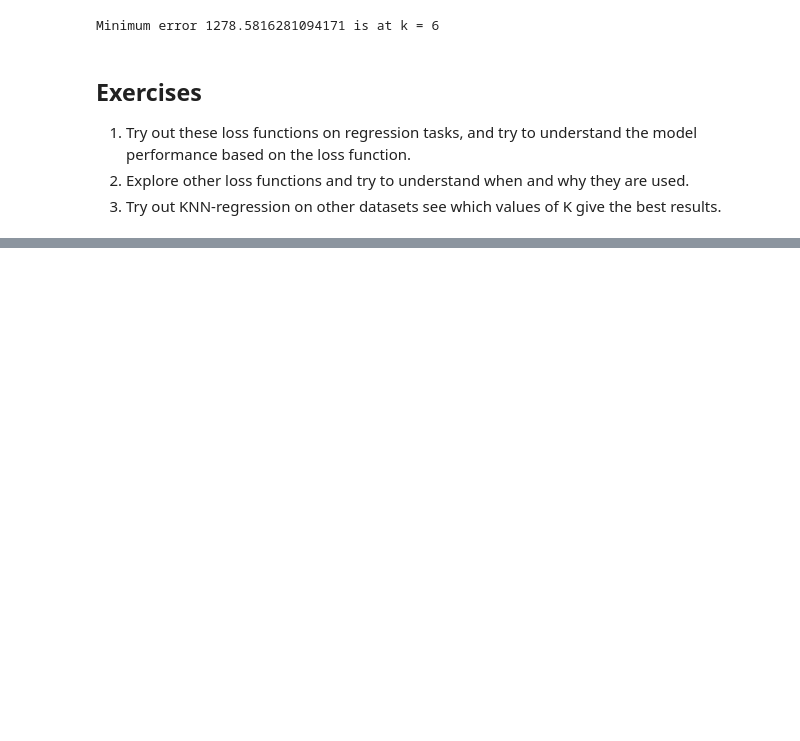
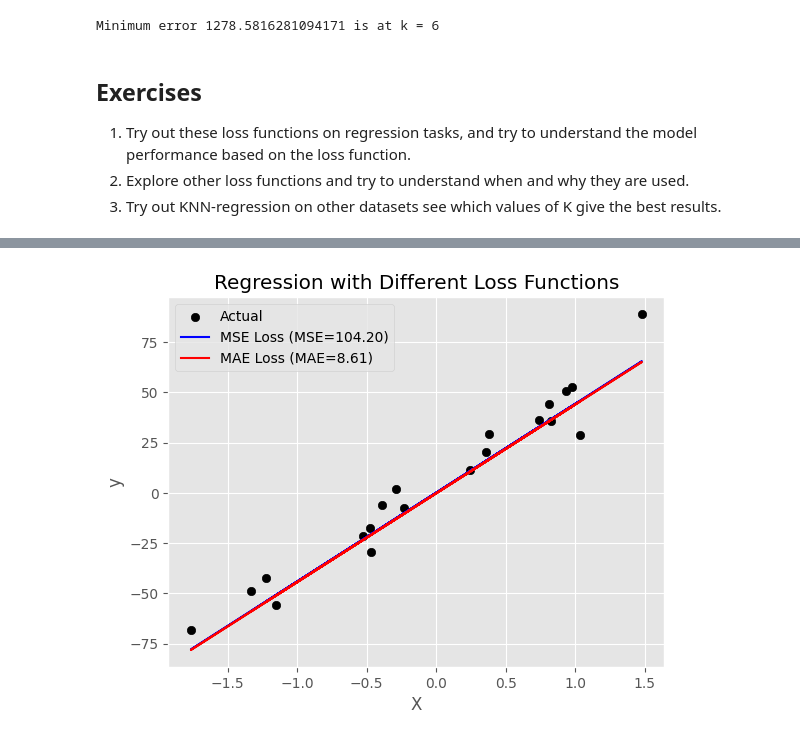
Before and after one commit to Rutikasri/FMML-LAB-1, a Jupyter notebook: Regression_Lab_2.ipynb, the cells around one changed output, grey strips where cells are left out. Cells and saved outputs as stored; diff of their text form; code cells hidden in the pictures; blank space fills up the shorter version.

```diff
--- a/Regression_Lab_2.ipynb
+++ b/Regression_Lab_2.ipynb
@@ -366,0 +293,39 @@ Remember, the optimal value of k may vary depending on the characteristics of yo
+# %%
+import numpy as np
+from sklearn.datasets import make_regression
+from sklearn.model_selection import train_test_split
+from sklearn.linear_model import LinearRegression, HuberRegressor
+from sklearn.metrics import mean_squared_error, mean_absolute_error
+import matplotlib.pyplot as plt
+
+# Generate some synthetic data for regression
+X, y = make_regression(n_samples=100, n_features=1, noise=10, random_state=42)
+
+# Split the data into training and testing sets
+X_train, X_test, y_train, y_test = train_test_split(X, y, test_size=0.2, random_state=42)
+
+# Train a linear regression model with Mean Squared Error (MSE) loss
+model_mse = LinearRegression()
+model_mse.fit(X_train, y_train)
+y_pred_mse = model_mse.predict(X_test)
+
+# Train a linear regression model with Mean Absolute Error (MAE) loss
+model_mae = HuberRegressor(epsilon=1.0)  # HuberRegressor with large epsilon approximates MAE
+model_mae.fit(X_train, y_train)
+y_pred_mae = model_mae.predict(X_test)
+
+# Calculate performance metrics
+mse = mean_squared_error(y_test, y_pred_mse)
+mae = mean_absolute_error(y_test, y_pred_mae)
+
+# Plot the results
+plt.scatter(X_test, y_test, color='black', label='Actual')
+plt.plot(X_test, y_pred_mse, color='blue', label=f'MSE Loss (MSE={mse:.2f})')
+plt.plot(X_test, y_pred_mae, color='red', label=f'MAE Loss (MAE={mae:.2f})')
+plt.xlabel('X')
+plt.ylabel('y')
+plt.title('Regression with Different Loss Functions')
+plt.legend()
+plt.show()
+# %% [output]
+[figure, added]
```
Also changed, not shown: parts of 5 cells of this notebook.
